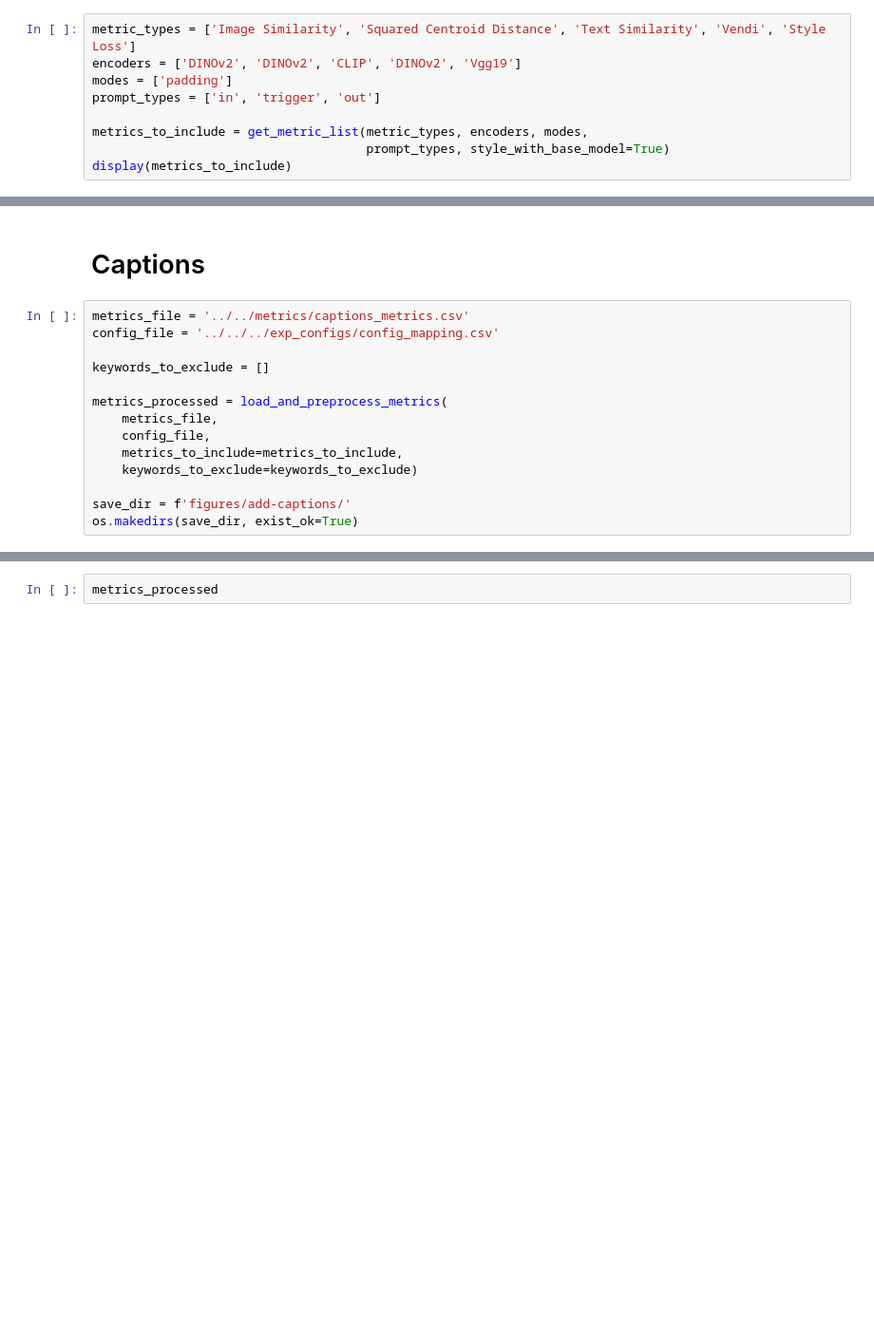
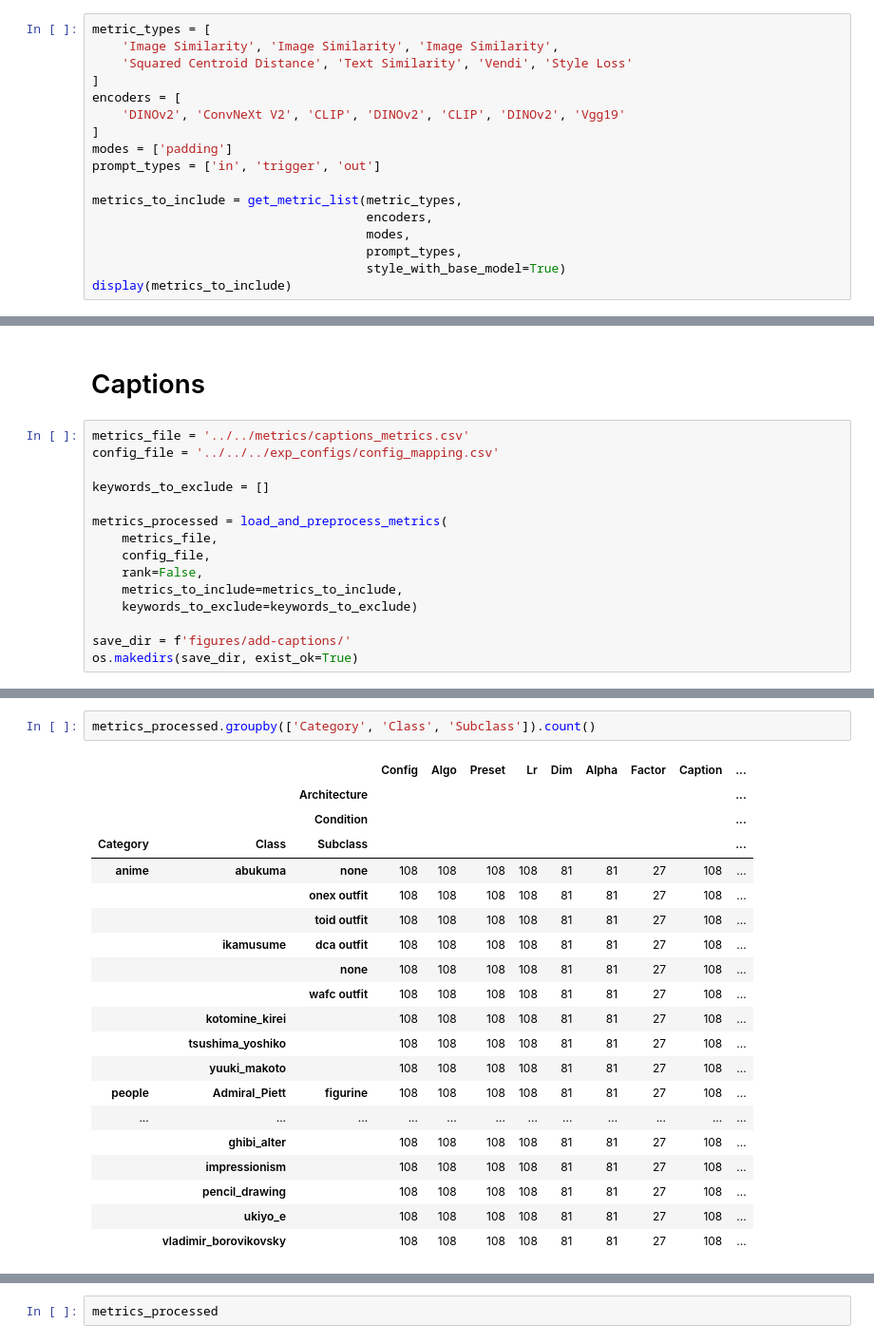
Before and after one commit to cyber-meow/LyCORIS-evaluation, a Jupyter notebook: results/notebooks/xy_plot/xy_plot_paper_add_exp.ipynb, the cells around one changed output, grey strips where cells are left out. Shown at 95% size. Saved outputs shown, nothing was run; the diff lists cells and outputs as text; blank space fills up the shorter version.

```diff
--- a/results/notebooks/xy_plot/xy_plot_paper_add_exp.ipynb
+++ b/results/notebooks/xy_plot/xy_plot_paper_add_exp.ipynb
@@ -17,13 +17,21 @@ figsize = (24, 6)
 figsize_large = (24, 12)
 bbox_to_anchor = (0.5, -0.1)
 # %%
-metric_types = ['Image Similarity', 'Squared Centroid Distance', 'Text Similarity', 'Vendi', 'Style Loss']
-encoders = ['DINOv2', 'DINOv2', 'CLIP', 'DINOv2', 'Vgg19']
+metric_types = [
+    'Image Similarity', 'Image Similarity', 'Image Similarity',
+    'Squared Centroid Distance', 'Text Similarity', 'Vendi', 'Style Loss'
+]
+encoders = [
+    'DINOv2', 'ConvNeXt V2', 'CLIP', 'DINOv2', 'CLIP', 'DINOv2', 'Vgg19'
+]
 modes = ['padding']
 prompt_types = ['in', 'trigger', 'out']
 
-metrics_to_include = get_metric_list(metric_types, encoders, modes,
-                                     prompt_types, style_with_base_model=True)
+metrics_to_include = get_metric_list(metric_types,
+                                     encoders,
+                                     modes,
+                                     prompt_types,
+                                     style_with_base_model=True)
 display(metrics_to_include)
 # %% [output]
 [('Image Similarity', 'DINOv2-padding', 'in'),
@@ -61,6 +70,7 @@ keywords_to_exclude = []
 metrics_processed = load_and_preprocess_metrics(
     metrics_file,
     config_file,
+    rank=False,
     metrics_to_include=metrics_to_include,
     keywords_to_exclude=keywords_to_exclude)
 
@@ -68,0 +137,23 @@ os.makedirs(save_dir, exist_ok=True)
+# %%
+metrics_processed.groupby(['Category', 'Class', 'Subclass']).count()
+# %% [output]
+|  |  |  | Config | Algo | Preset | Lr | Dim | Alpha | Factor | Caption | ... |
+|  |  | Architecture |  |  |  |  |  |  |  |  | ... |
+|  |  | Condition |  |  |  |  |  |  |  |  | ... |
+| Category | Class | Subclass |  |  |  |  |  |  |  |  | ... |
+| anime | abukuma | none | 108 | 108 | 108 | 108 | 81 | 81 | 27 | 108 | ... |
+|  |  | onex outfit | 108 | 108 | 108 | 108 | 81 | 81 | 27 | 108 | ... |
+|  |  | toid outfit | 108 | 108 | 108 | 108 | 81 | 81 | 27 | 108 | ... |
+|  | ikamusume | dca outfit | 108 | 108 | 108 | 108 | 81 | 81 | 27 | 108 | ... |
+|  |  | none | 108 | 108 | 108 | 108 | 81 | 81 | 27 | 108 | ... |
+|  |  | wafc outfit | 108 | 108 | 108 | 108 | 81 | 81 | 27 | 108 | ... |
+|  | kotomine_kirei |  | 108 | 108 | 108 | 108 | 81 | 81 | 27 | 108 | ... |
+|  | tsushima_yoshiko |  | 108 | 108 | 108 | 108 | 81 | 81 | 27 | 108 | ... |
+|  | yuuki_makoto |  | 108 | 108 | 108 | 108 | 81 | 81 | 27 | 108 | ... |
+| people | Admiral_Piett | figurine | 108 | 108 | 108 | 108 | 81 | 81 | 27 | 108 | ... |
+| ... | ... | ... | ... | ... | ... | ... | ... | ... | ... | ... | ... |
+|  | ghibi_alter |  | 108 | 108 | 108 | 108 | 81 | 81 | 27 | 108 | ... |
+|  | impressionism |  | 108 | 108 | 108 | 108 | 81 | 81 | 27 | 108 | ... |
+|  | pencil_drawing |  | 108 | 108 | 108 | 108 | 81 | 81 | 27 | 108 | ... |
+|  | ukiyo_e |  | 108 | 108 | 108 | 108 | 81 | 81 | 27 | 108 | ... |
+|  | vladimir_borovikovsky |  | 108 | 108 | 108 | 108 | 81 | 81 | 27 | 108 | ... |
```
Also changed, not shown: parts of 11 cells of this notebook, 4 other files.
